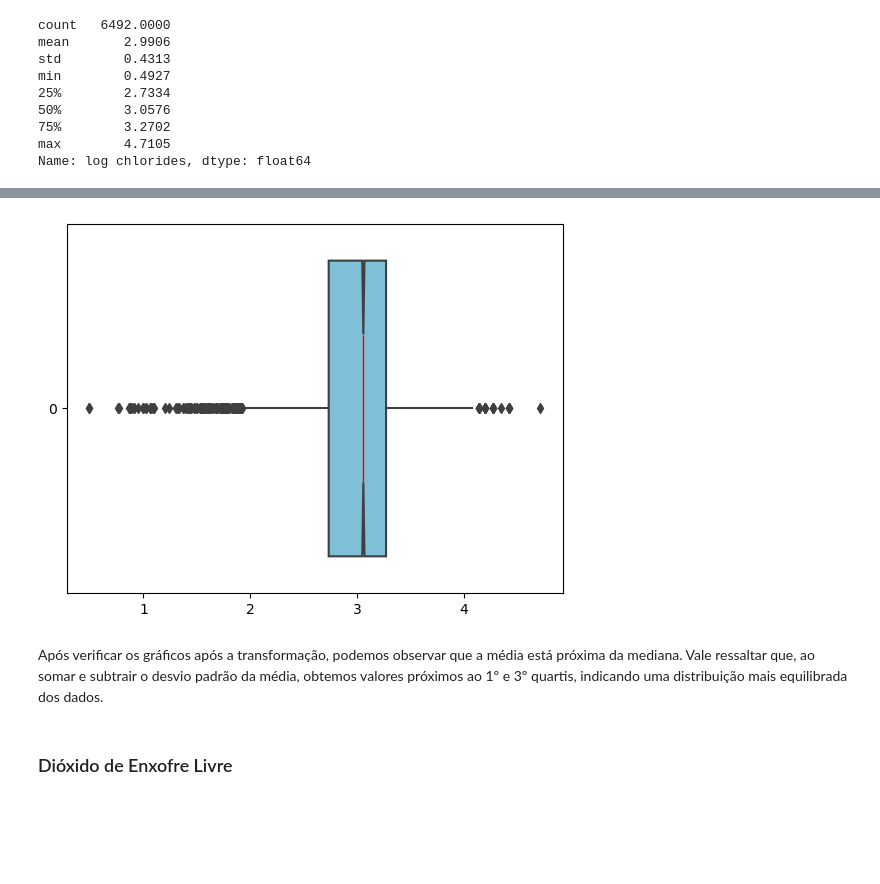
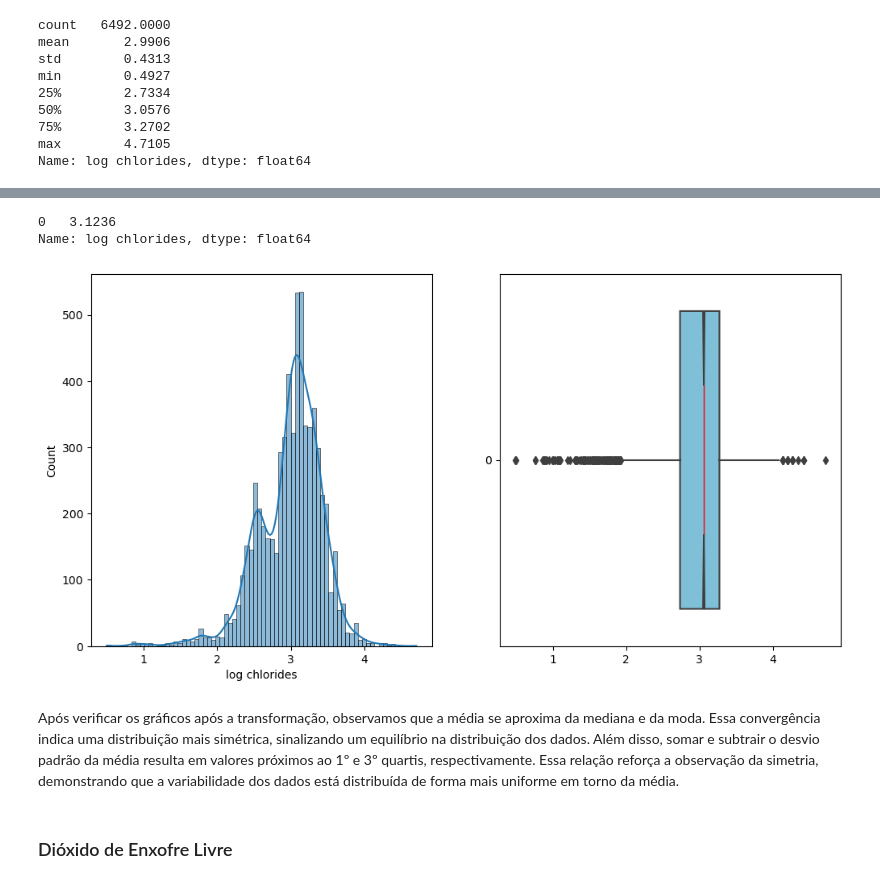
Before and after one commit to gabrieldadcarvalho/machine_learning, a Jupyter notebook: wine_quality/analitic_wine.ipynb, the cells around one changed output, grey strips where cells are left out. Cells and saved outputs as stored; diff of their text form; code cells hidden in the pictures; blank space fills up the shorter version.

```diff
--- a/wine_quality/analitic_wine.ipynb
+++ b/wine_quality/analitic_wine.ipynb
@@ -381,3 +368,2 @@ Para aprimorar a distribuição da variável ‘açúcar residual’, propõe-se
 # %%
-plt.hist(np.log(np.tan((x["residual sugar"])) ** 2), bins=40)
-plt.show()
+x['residual sugar trans'] = np.log(np.tan((x['residual sugar']))**2)
@@ -432,7 +426,7 @@ Ao verificar o histograma e o boxplot, observamos que há muitas observações d
 
 Para diminuir a assimetria positiva da variável de cloreto, vamos aplicar a transformação logarítmica e depois aplicar o modulo nessa variável. Ao aplicar a transformação do modulo logarítmico, esperamos que a distribuição da variável 'chlorides' se torne mais simétrica, reduzindo a dispersão das observações que estão além do 3º quartil.
 # %%
-x["log chlorides"] = np.log(x["chlorides"]) * -1
+x["log chlorides"] = (np.log(x["chlorides"]) * -1)
 # %%
 x["log chlorides"].describe()
 # %% [output]
@@ -453,12 +442,21 @@ plt.show()
+# %%
+x["log chlorides"].mode()
+# %% [output]
+0   3.1236
+Name: log chlorides, dtype: float64
 # %%
+plt.figure(figsize=(12, 6))
+plt.subplot(1, 2, 1)
+sns.histplot(x["log chlorides"], kde=True)
+plt.subplot(1, 2, 2)
 sns.boxplot(x["log chlorides"], orient='h',    notch=True, showcaps=False,
     boxprops={"facecolor": (0, .5, .7, .5)},
     medianprops={"color": "r", "linewidth": 1})
 plt.show()
 # %% [output]
-[figure, old version]
+[figure, new version]
 # %% [markdown]
-Após verificar os gráficos após a transformação, podemos observar que a média está próxima da mediana. Vale ressaltar que, ao somar e subtrair o desvio padrão da média, obtemos valores próximos ao 1º e 3º quartis, indicando uma distribuição mais equilibrada dos dados.
+Após verificar os gráficos após a transformação, observamos que a média se aproxima da mediana e da moda. Essa convergência indica uma distribuição mais simétrica, sinalizando um equilíbrio na distribuição dos dados. Além disso, somar e subtrair o desvio padrão da média resulta em valores próximos ao 1º e 3º quartis, respectivamente. Essa relação reforça a observação da simetria, demonstrando que a variabilidade dos dados está distribuída de forma mais uniforme em torno da média.
 # %% [markdown]
 ### Dióxido de Enxofre Livre
 # %%
```
Also changed, not shown: parts of 29 cells of this notebook.
